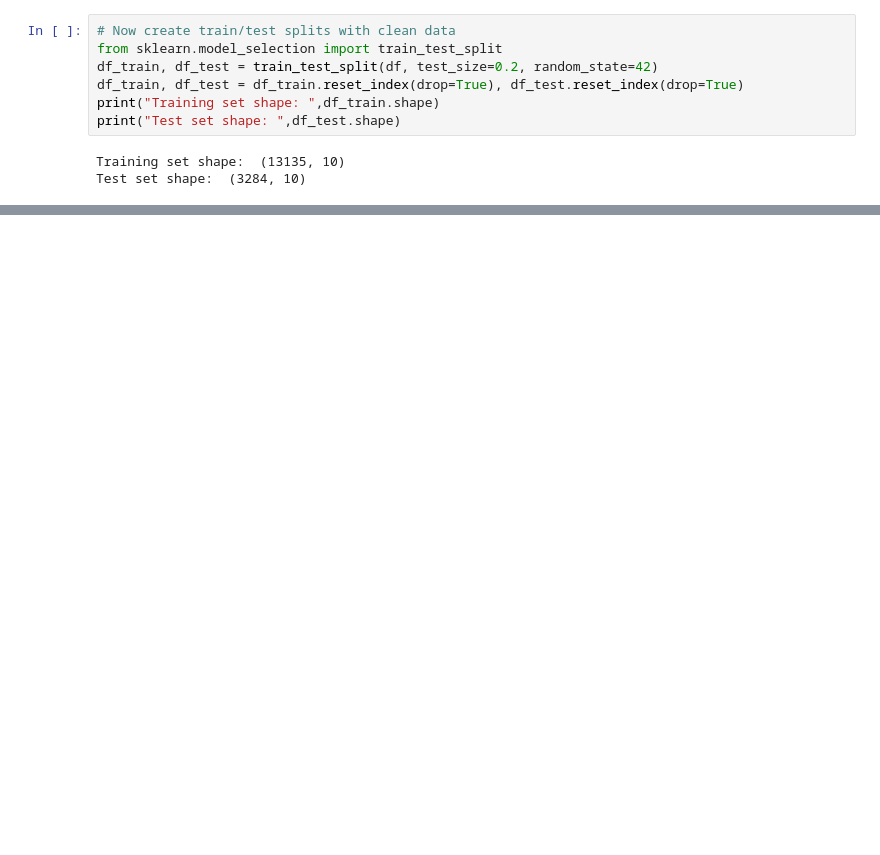
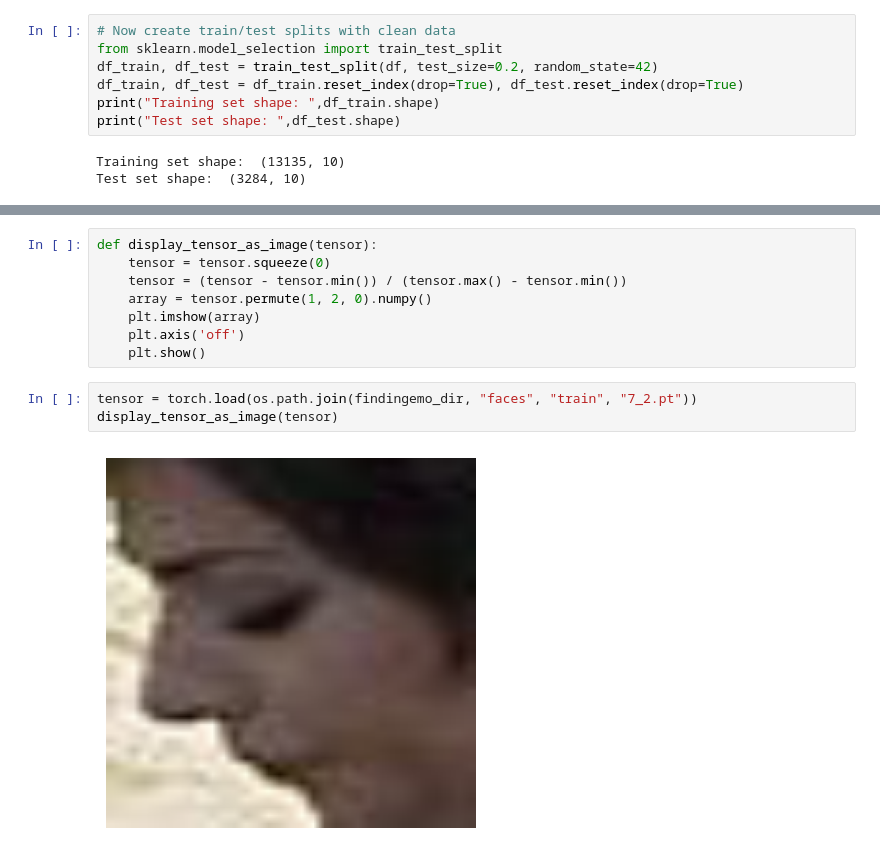
Before and after one commit to jarnedemoenvub/nsai_social_cognition, a Jupyter notebook: code/notebooks/nsai3.ipynb, the cells around one changed output, grey strips where cells are left out. Cells and saved outputs as stored; diff of their text form; blank space fills up the shorter version.

```diff
--- a/code/notebooks/nsai3.ipynb
+++ b/code/notebooks/nsai3.ipynb
@@ -834,0 +624,13 @@ Direct tensor read: torch.Size([3, 3, 224, 224])
+# %%
+def display_tensor_as_image(tensor):
+    tensor = tensor.squeeze(0)
+    tensor = (tensor - tensor.min()) / (tensor.max() - tensor.min())
+    array = tensor.permute(1, 2, 0).numpy()
+    plt.imshow(array)
+    plt.axis('off')
+    plt.show()
+# %%
+tensor = torch.load(os.path.join(findingemo_dir, "faces", "train", "7_2.pt"))
+display_tensor_as_image(tensor)
+# %% [output]
+[figure, added]
```
Also changed, not shown: parts of 25 cells of this notebook, 3 other files.
